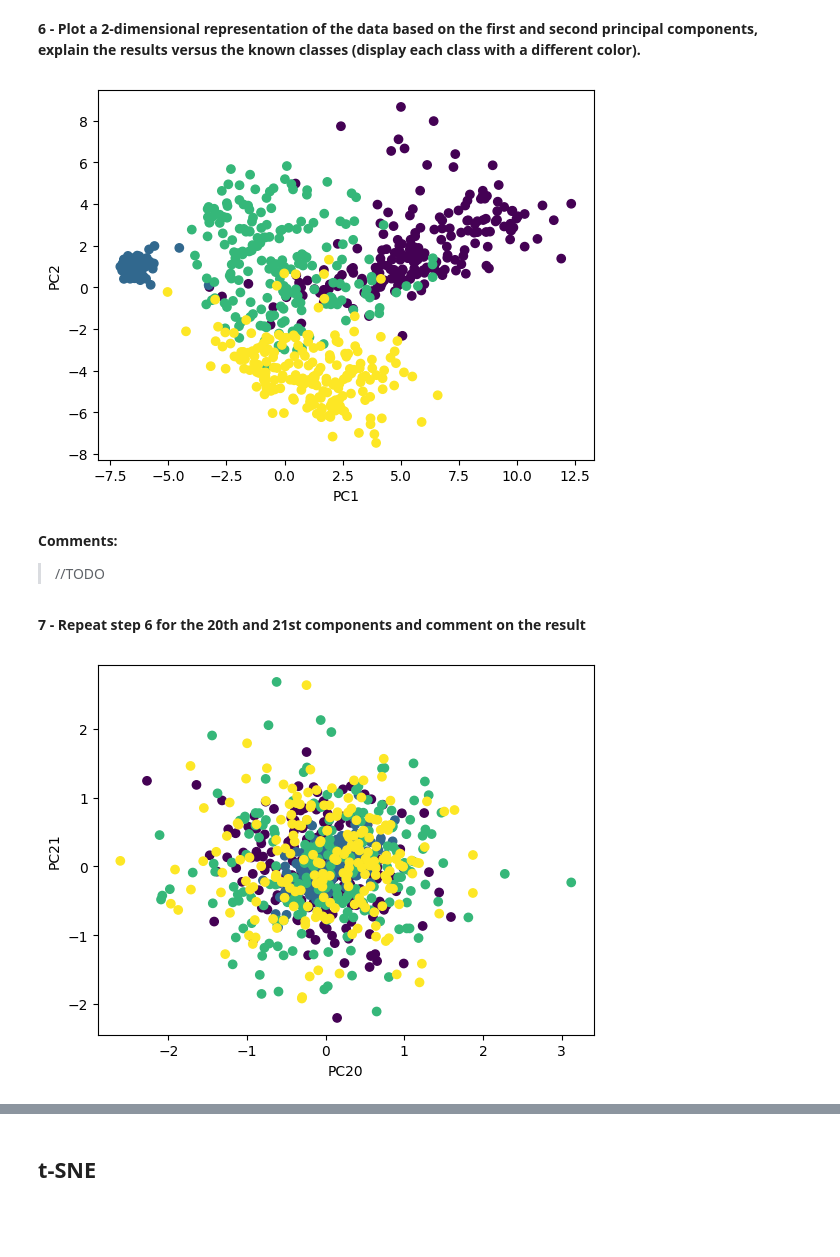
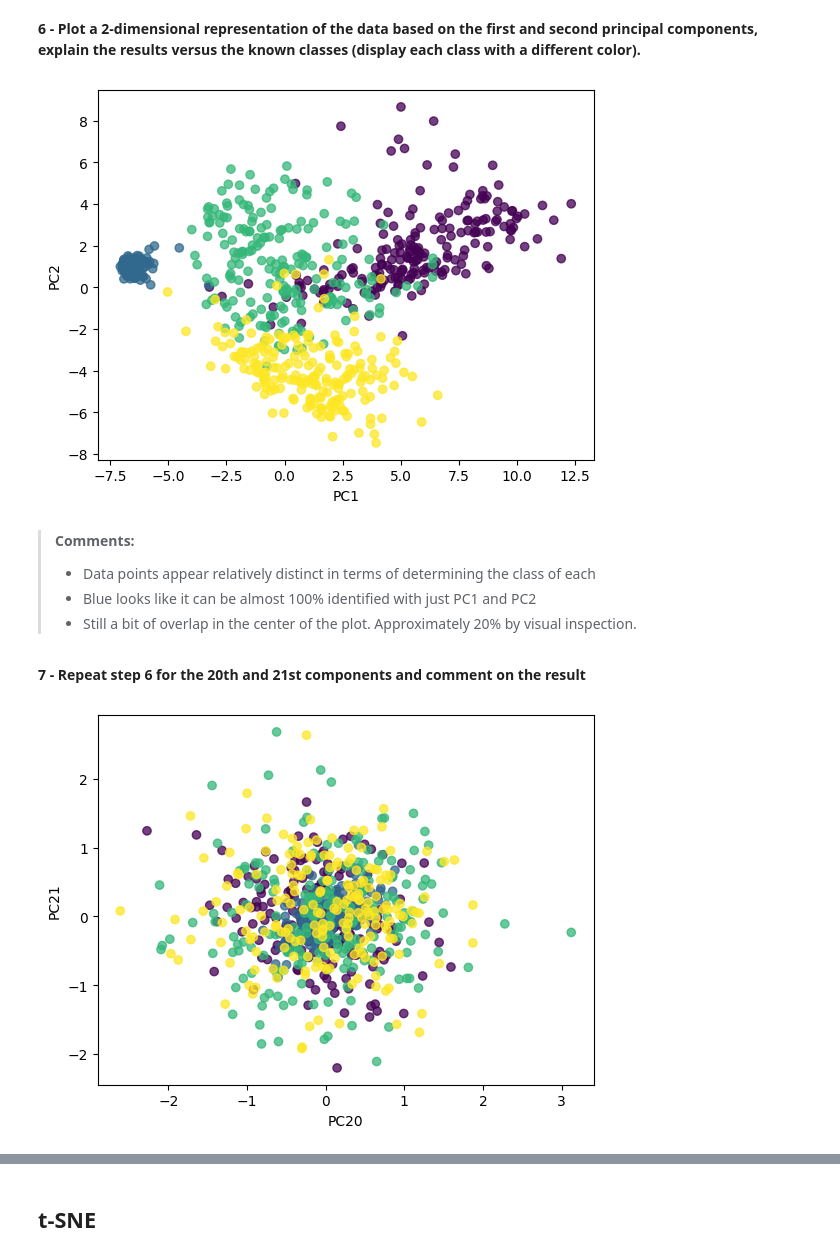
Before and after one commit to straylight77/data-sci-learning, a Jupyter notebook: dat203/lab8.ipynb, the cells around one changed output, grey strips where cells are left out. Cells and saved outputs as stored; diff of their text form; code cells hidden in the pictures; blank space fills up the shorter version.

```diff
--- a/dat203/lab8.ipynb
+++ b/dat203/lab8.ipynb
@@ -211,22 +229,24 @@ data_pca.sample(5)
 # %% [markdown]
 **6 - Plot a 2-dimensional representation of the data based on the first and second principal components, explain the results versus the known classes (display each class with a different color).**
 # %%
-plt.scatter(data_pca[0], data_pca[1], c=data_pca["gnd"])
+plt.scatter(data_pca[0], data_pca[1], c=data_pca["gnd"], alpha=0.75)
 plt.xlabel("PC1")
 plt.ylabel("PC2")
 plt.show()
 # %% [output]
-[figure, old version]
+[figure, new version]
 # %% [markdown]
-**Comments:**
-> //TODO
+> **Comments:**
+> - Data points appear relatively distinct in terms of determining the class of each
+> - Blue looks like it can be almost 100% identified with just PC1 and PC2
+> - Still a bit of overlap in the center of the plot.  Approximately 20% by visual inspection.
 # %% [markdown]
 **7 - Repeat step 6 for the 20th and 21st components and comment on the result**
 # %%
-plt.scatter(data_pca[19], data_pca[20], c=data_pca["gnd"])
+plt.scatter(data_pca[19], data_pca[20], c=data_pca["gnd"], alpha=0.75)
 plt.xlabel("PC20")
 plt.ylabel("PC21")
 plt.show()
 # %% [output]
-[figure, old version]
+[figure, new version]
 # %% [markdown]
```
Also changed, not shown: parts of 19 cells of this notebook.
